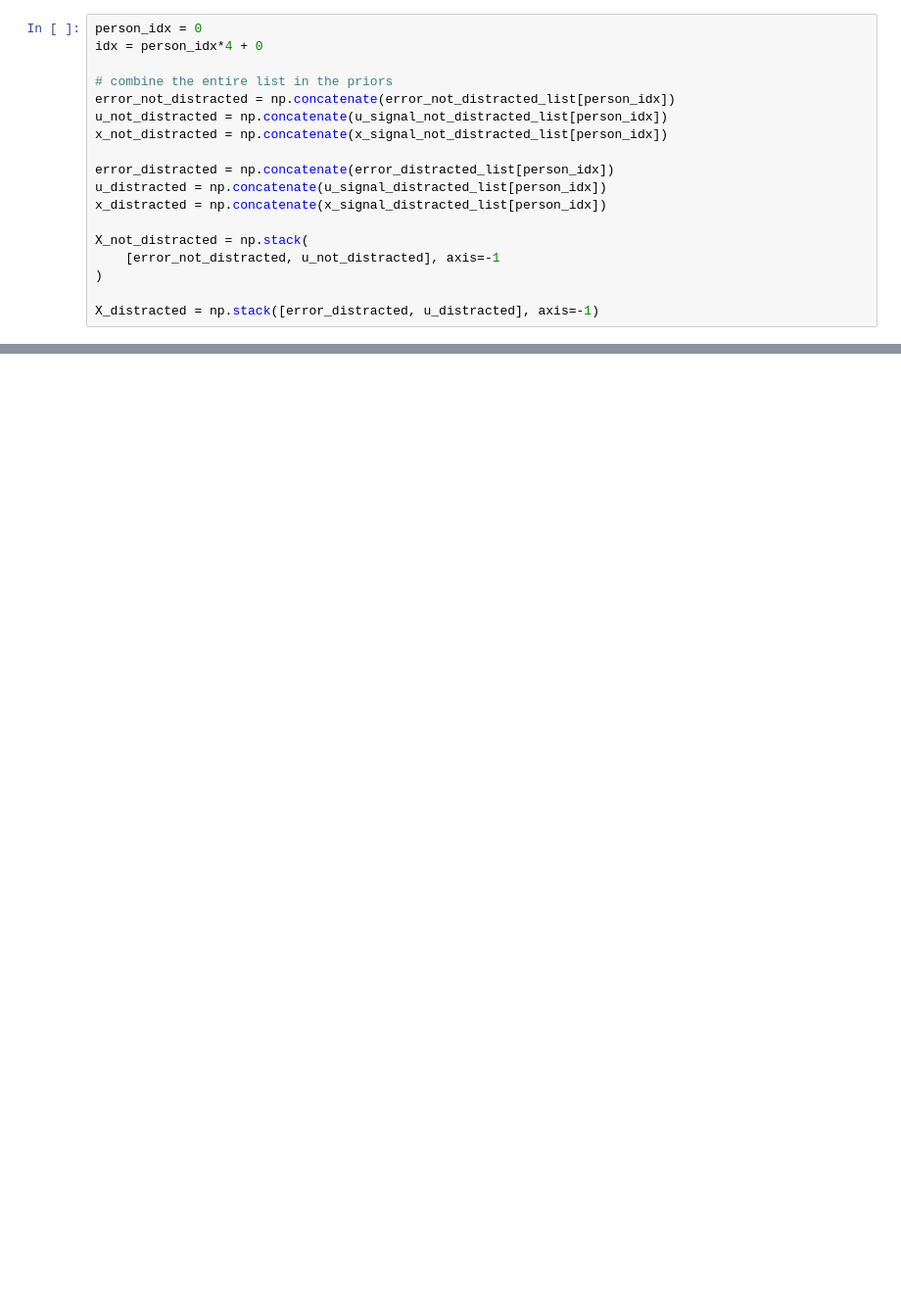
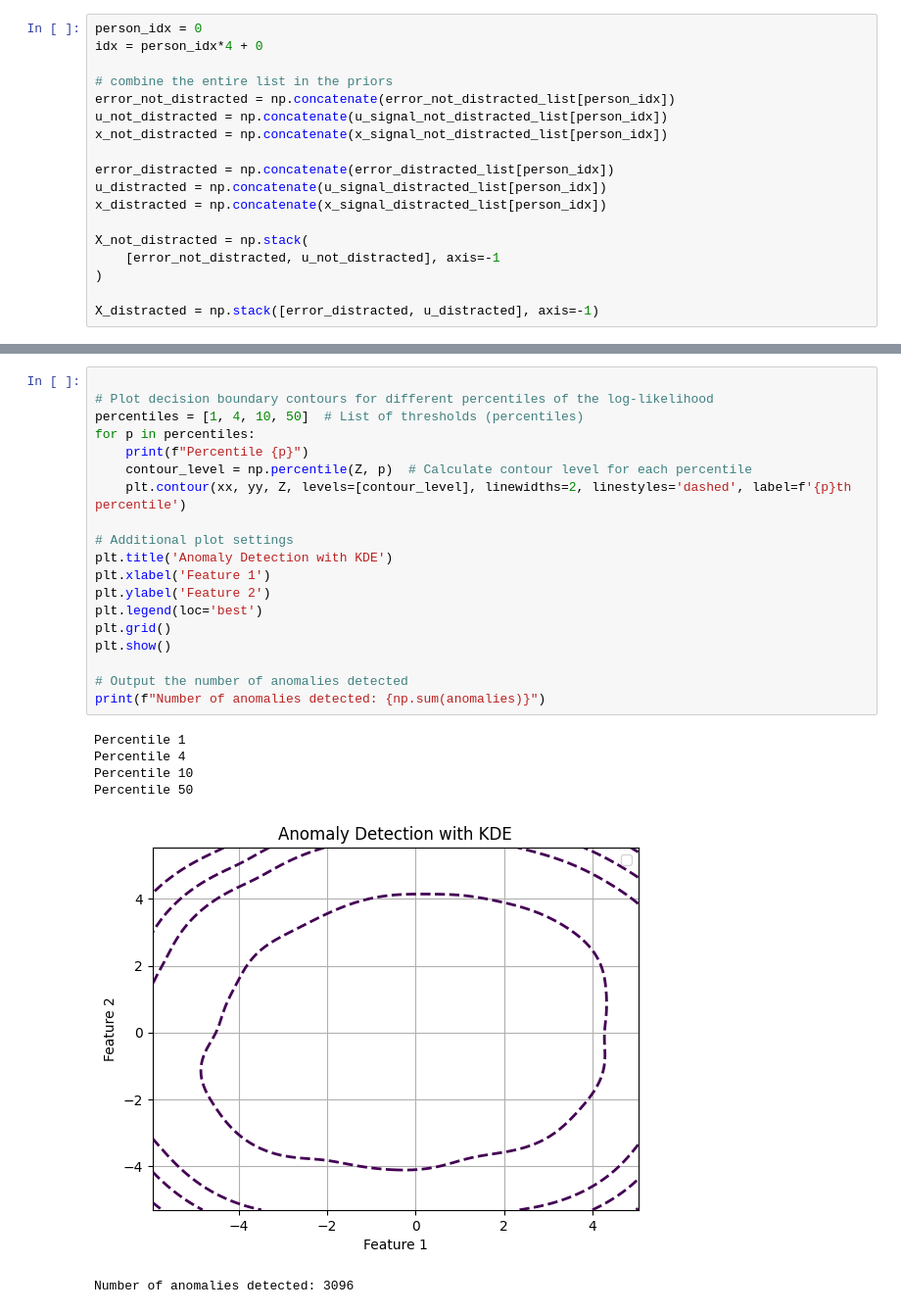
Before and after one commit to ConstantinovMihai/HumanSimulator, a Jupyter notebook: Data/Models/kde.ipynb, the cells around one changed output, grey strips where cells are left out. Shown at 98% size. Drawn from its saved outputs; the diff is of its cells as text; blank space fills up the shorter version.

```diff
--- a/Data/Models/kde.ipynb
+++ b/Data/Models/kde.ipynb
@@ -162,3 +141,29 @@ KeyboardInterrupt:
+# %%
+
+# Plot decision boundary contours for different percentiles of the log-likelihood
+percentiles = [1, 4, 10, 50]  # List of thresholds (percentiles)
+for p in percentiles:
+    print(f"Percentile {p}")
+    contour_level = np.percentile(Z, p)  # Calculate contour level for each percentile
+    plt.contour(xx, yy, Z, levels=[contour_level], linewidths=2, linestyles='dashed', label=f'{p}th percentile')
+
+# Additional plot settings
+plt.title('Anomaly Detection with KDE')
+plt.xlabel('Feature 1')
+plt.ylabel('Feature 2')
+plt.legend(loc='best')
+plt.grid()
+plt.show()
+
+# Output the number of anomalies detected
+print(f"Number of anomalies detected: {np.sum(anomalies)}")
+# %% [output]
+Percentile 1
+Percentile 4
+Percentile 10
+Percentile 50
+[figure, added]
+Number of anomalies detected: 3096
 # %%
 # X_distracted = np.stack([np.concatenate(error_not_distracted_list), np.concatenate(u_signal_not_distracted_list)], axis=-1)
 
```
Also changed, not shown: parts of 15 cells of this notebook, 19 other files.
